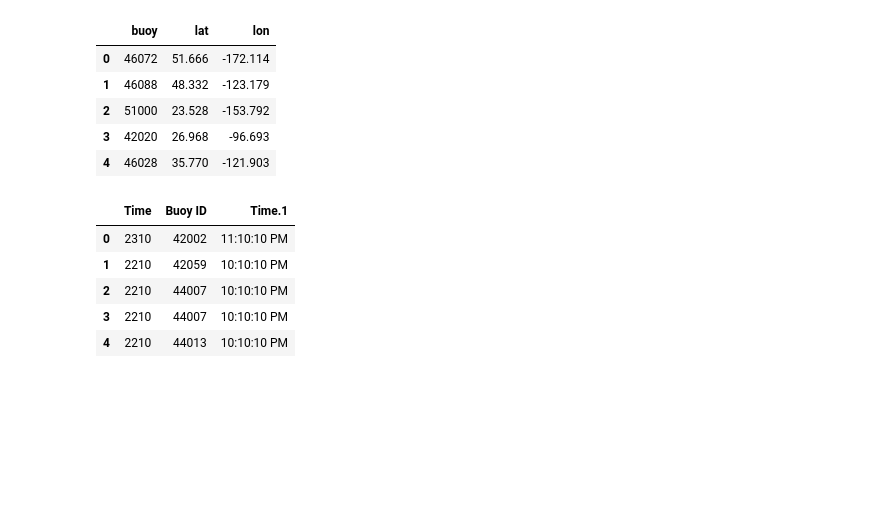
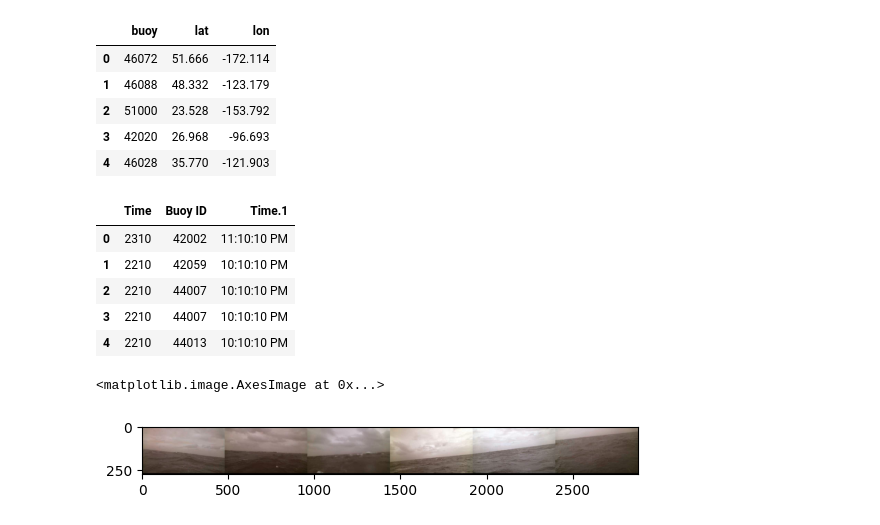
Before and after one commit to grahamwaters/PySeas, a Jupyter notebook: notebooks/readmehelper.ipynb, the cells around one changed output. Drawn from its saved outputs; the diff is of its cells as text; code cells hidden in the pictures; blank space fills up the shorter version.

```diff
--- a/notebooks/readmehelper.ipynb
+++ b/notebooks/readmehelper.ipynb
@@ -97,0 +337,24 @@ with open('../data/ticker_phrases.txt', 'w') as f:
+# %%
+def crop_out_the_bottom(image):
+    # there is a black bar at the bottom of the image that needs to be cropped out
+    # return the cropped image
+    # get the height and width of the image
+    height, width, channels = image.shape
+    # crop out the bottom 20 pixels
+    image = image[0:height-25, 0:width]
+    return image
+# %%
+# test the crop_out_the_bottom function on one random image from the images/buoys directory
+# get the list of files in the images/buoys directory
+files = glob.glob('../images/buoys/*/*')
+# get a random file
+file = random.choice(files)
+# read the image
+image = cv2.imread(file)
+# crop out the bottom
+image = crop_out_the_bottom(image)
+# show the image
+plt.imshow(image)
+# %% [output]
+<matplotlib.image.AxesImage at 0x...>
+[figure, added]
```
Also changed, not shown: parts of 4 cells of this notebook, 7 other files.
